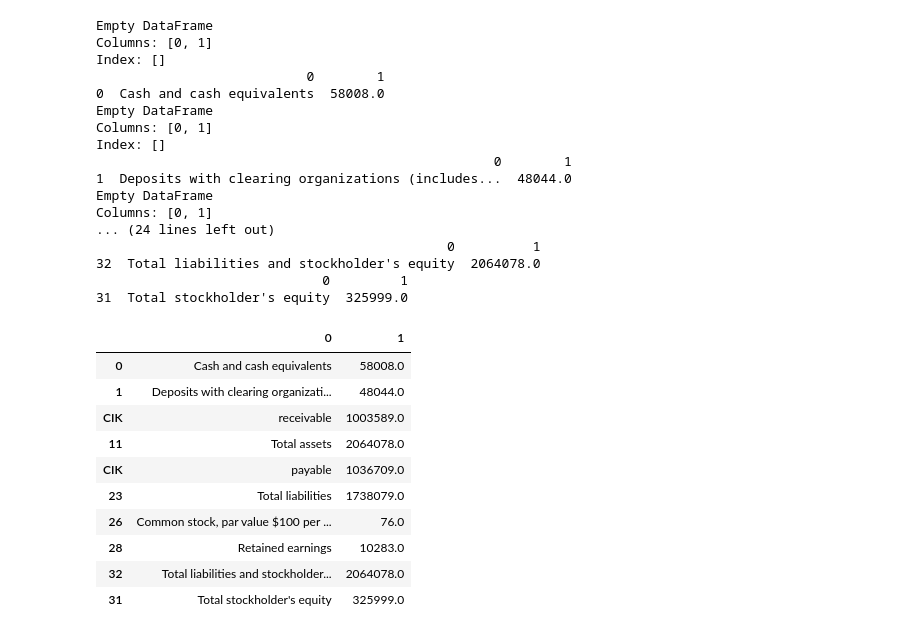
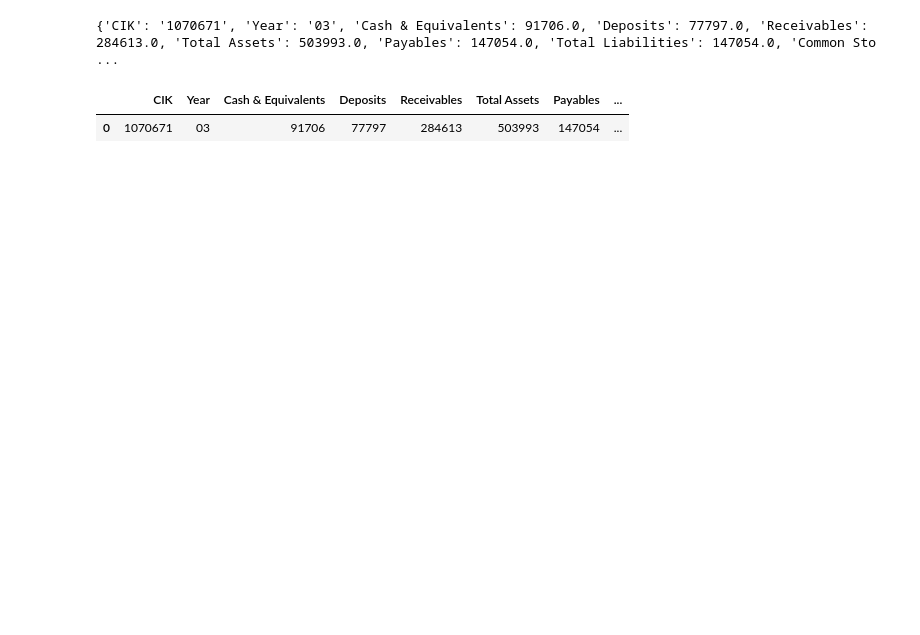
Before and after one commit to fernando-duarte/X17A5, a Jupyter notebook: buildDatabase.ipynb, the cells around one changed output. Drawn from its saved outputs; the diff is of its cells as text; code cells hidden in the pictures; blank space fills up the shorter version.

Commit message:
Added to extraction script with regex, and pandas formatting

```diff
--- a/buildDatabase.ipynb
+++ b/buildDatabase.ipynb
@@ -146,32 +135,11 @@ Data for Output/BalanceSheet/103623-20.csv
-# %%
-def extraction(searchNames:list, df:pd.DataFrame):
-    # concat the list of dataframe for each extraction
-    concatList = []
-
-    # select key for search names
-    for key in searchNames:
-        # filter regex for corresponding string expression
-        filterSet = df['0'].str.contains(key, regex=True, flags=re.IGNORECASE)
-        liability = df['0'].str.contains('liabilities', regex=True, flags=re.IGNORECASE)
-
-        # if flags recievable or payable simply sum the entries
-        if key == 'receivable' or key == 'payable':
-            data = {'0':key, '1': df[filterSet]['1'].sum()}
-            row = pd.DataFrame(data, columnNames)
-        else:
-            if ~df[filterSet].empty and ~df[liability].empty:
-                row = df[filterSet & liability]
-                print(row)
-                concatList.append(row)
-                row = df[filterSet & ~liability]
-                print(row)
-            else:
-                row = df[filterSet]
-
-        concatList.append(row)
-
-    # concat the filtered dataframes, and remove duplicate rows
-    comboDf = pd.concat(concatList)
-    comboDf = comboDf.drop_duplicates()
-
-    return comboDf
+# %%
+def tMatch(leftSide:float, rightSide:float):
+    # helps match the accounting equation assets = libabilities + equities
+    multiplier = leftSide / rightSide
+
+    if multiplier%10 == 0:
+        return multiplier
+    elif multiplier == 1:
+        return 1
+    else:
+        None
@@ -178,31 +200,6 @@ def extraction(searchNames:list, df:pd.DataFrame):
 # %%
-extraction(keySearch, cleanDf)
+extraction(cleanDf, selections[index])
 # %% [output]
-Empty DataFrame
-Columns: [0, 1]
-Index: []
-                           0        1
-0  Cash and cash equivalents  58008.0
-Empty DataFrame
-Columns: [0, 1]
-Index: []
-                                                   0        1
-1  Deposits with clearing organizations (includes...  48044.0
-Empty DataFrame
-Columns: [0, 1]
-... (24 lines left out)
-                                             0          1
-32  Total liabilities and stockholder's equity  2064078.0
-                             0         1
-31  Total stockholder's equity  325999.0
+{'CIK': '1070671', 'Year': '03', 'Cash & Equivalents': 91706.0, 'Deposits': 77797.0, 'Receivables': 284613.0, 'Total Assets': 503993.0, 'Payables': 147054.0, 'Total Liabilities': 147054.0, 'Common Sto ...
-|  | 0 | 1 |
-| 0 | Cash and cash equivalents | 58008.0 |
-| 1 | Deposits with clearing organizati... | 48044.0 |
-| CIK | receivable | 1003589.0 |
-| 11 | Total assets | 2064078.0 |
-| CIK | payable | 1036709.0 |
-| 23 | Total liabilities | 1738079.0 |
-| 26 | Common stock, par value $100 per ... | 76.0 |
-| 28 | Retained earnings | 10283.0 |
-| 32 | Total liabilities and stockholder... | 2064078.0 |
-| 31 | Total stockholder's equity | 325999.0 |
+|  | CIK | Year | Cash & Equivalents | Deposits | Receivables | Total Assets | Payables | ... |
+| 0 | 1070671 | 03 | 91706 | 77797 | 284613 | 503993 | 147054 | ... |
```
Also changed, not shown: parts of 27 cells of this notebook.
